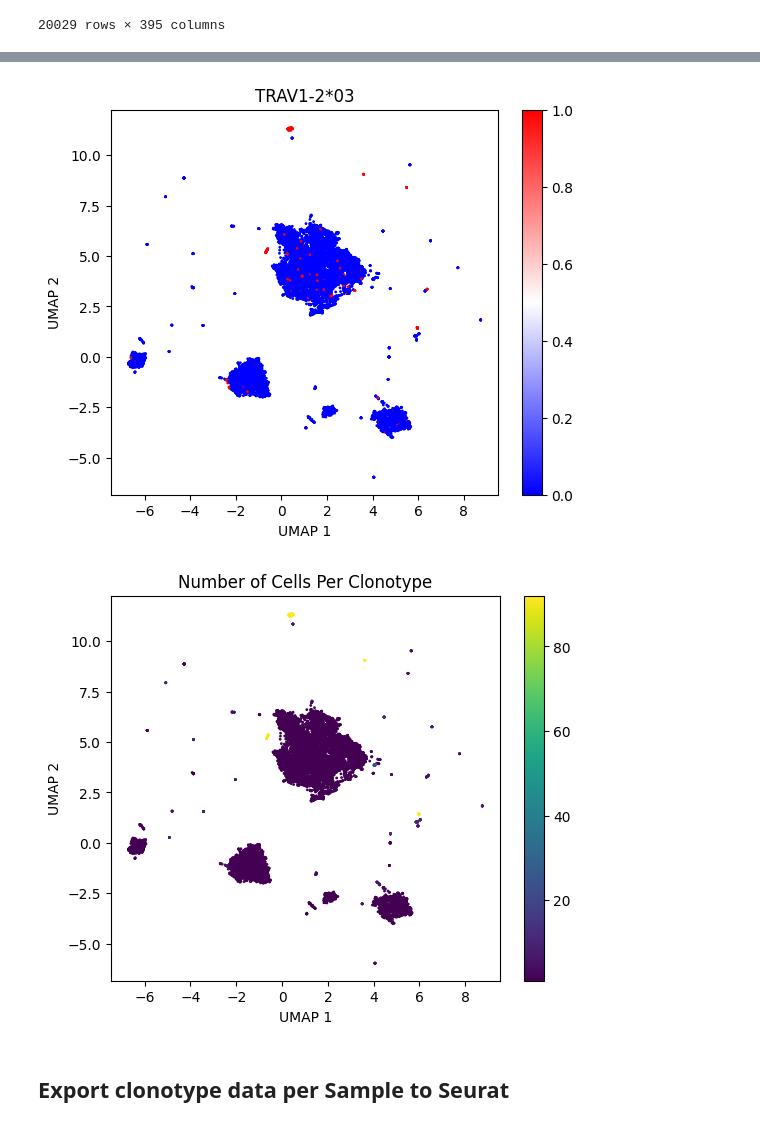
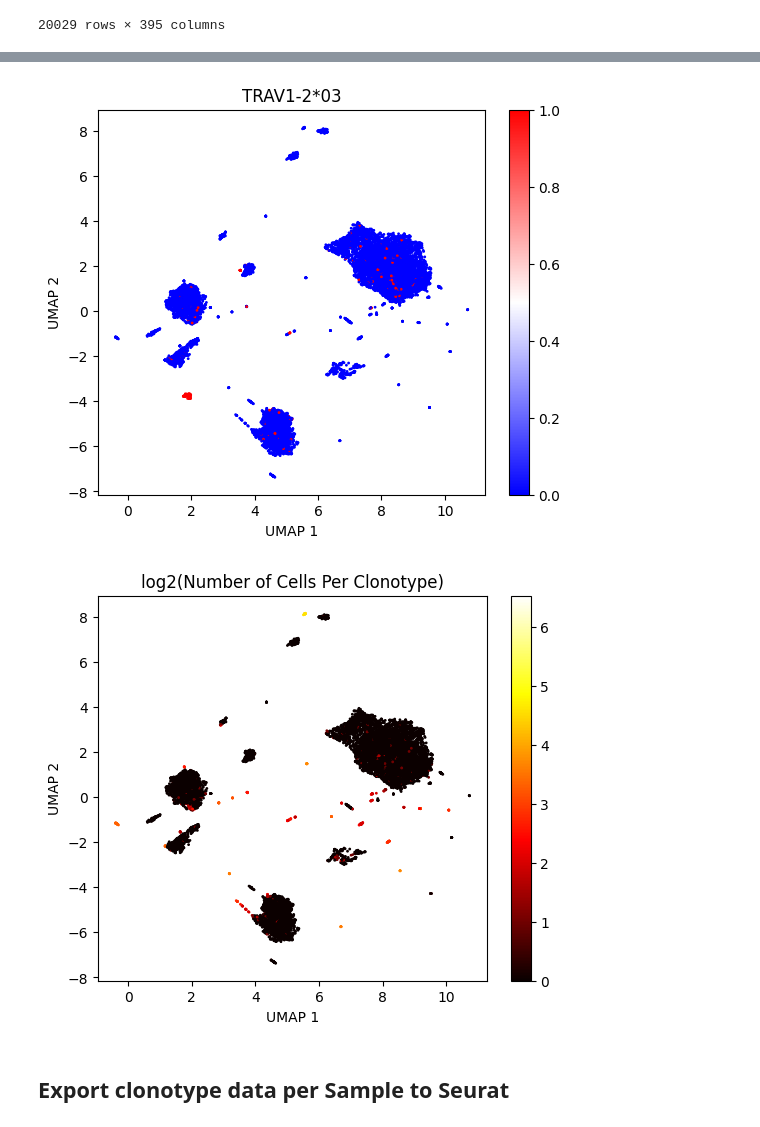
Before and after one commit to Perik-Zavodskii/TCRscape, a Jupyter notebook: TCRsacape.ipynb, the cells around one changed output, grey strips where cells are left out. Drawn from its saved outputs; the diff is of its cells as text; code cells hidden in the pictures.

```diff
--- a/TCRsacape.ipynb
+++ b/TCRsacape.ipynb
@@ -210,8 +210,8 @@ min_clones = 1
 
 # Featurs to use for clustering
 features_to_cluster = ['CD4', 'CD8A', 'NKG7', # T-cell type
-                       'FOXP3', # Treg
-                       # 'SELL','IL7R','CCR7', 'IL2RA', # T-cell type markers
+                       'FOXP3', 'IL2RA', # Treg
+                       # 'SELL','IL7R','CCR7', # T-cell type markers
                        'Sample_Group 1','Sample_Group 2','Sample_Group 3'
                       ]
 # %%
@@ -256,5 +256,5 @@ plt.show()
 # %%
-n_components = 5 # From the Scree Plot
+n_components = 6 # From the Scree Plot
 
 # UMAP
 clusterable_embedding = umap.UMAP(
@@ -411,25 +447,26 @@ plt.colorbar()
 
 plt.savefig('TCRscape TRAV1-2*03.png', dpi=600, bbox_inches='tight')
 # %% [output]
-[figure, old version]
+[figure, new version]
 # %%
 #UMAP Feature plot
 
-feature = df["Number of Cells"]
+# feature = df["Number of Cells"]
+feature = np.log2(df["Number of Cells"])
 
 plt.figure(figsize=(6.278,5))
 plt.scatter(clusterable_embedding[:, 0], clusterable_embedding[:, 1],
-            c = feature, cmap = "viridis", s = 1)
+            c = feature, cmap = "hot", s = 1)
 
-plt.title("Number of Cells Per Clonotype")
+plt.title("log2(Number of Cells Per Clonotype)")
 plt.xlabel('UMAP 1')
 plt.ylabel('UMAP 2')
 
 plt.colorbar()
 
 plt.savefig('TCRscape Number of Cells Per Clonotype.png', dpi=600, bbox_inches='tight')
 # %% [output]
-[figure, old version]
+[figure, new version]
 # %% [markdown]
 ## Export clonotype data per Sample to Seurat
 # %%
```
Also changed, not shown: parts of 12 cells of this notebook.
